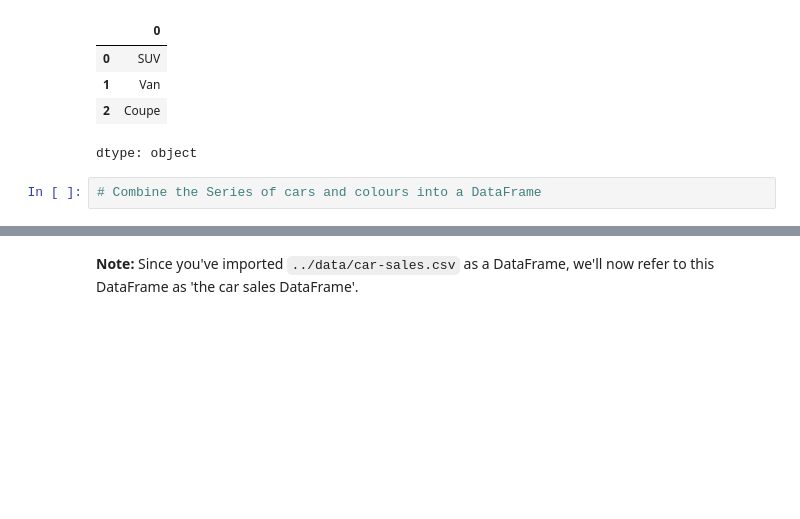
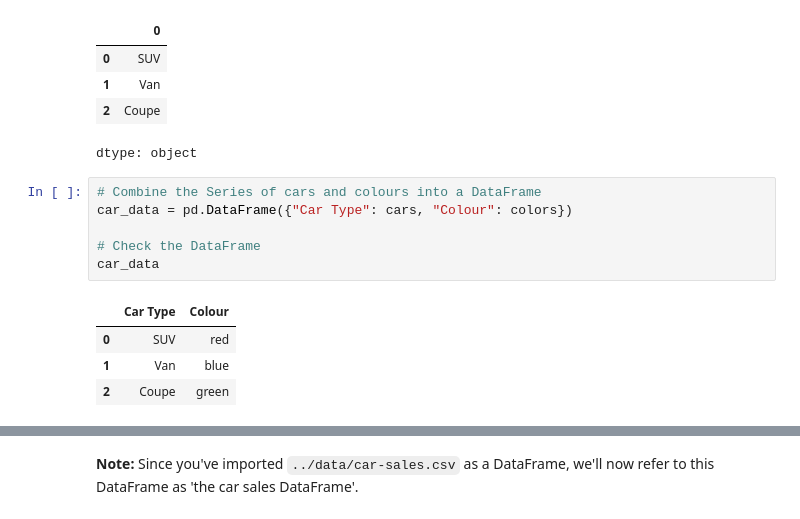
Before and after one commit to olivertepper/ML, a Jupyter notebook: section-2-data-science-and-ml-tools/pandas-exercises.ipynb, the cells around one changed output, grey strips where cells are left out. Cells and saved outputs as stored; diff of their text form; blank space fills up the shorter version.

```diff
--- a/section-2-data-science-and-ml-tools/pandas-exercises.ipynb
+++ b/section-2-data-science-and-ml-tools/pandas-exercises.ipynb
@@ -46,5 +48,14 @@ cars
 dtype: object
 # %%
 # Combine the Series of cars and colours into a DataFrame
+car_data = pd.DataFrame({"Car Type": cars, "Colour": colors})
+
+# Check the DataFrame
+car_data
+# %% [output]
+|  | Car Type | Colour |
+| 0 | SUV | red |
+| 1 | Van | blue |
+| 2 | Coupe | green |
 # %%
 # Import "../data/car-sales.csv" and turn it into a DataFrame
```
Also changed, not shown: parts of 2 cells of this notebook.
